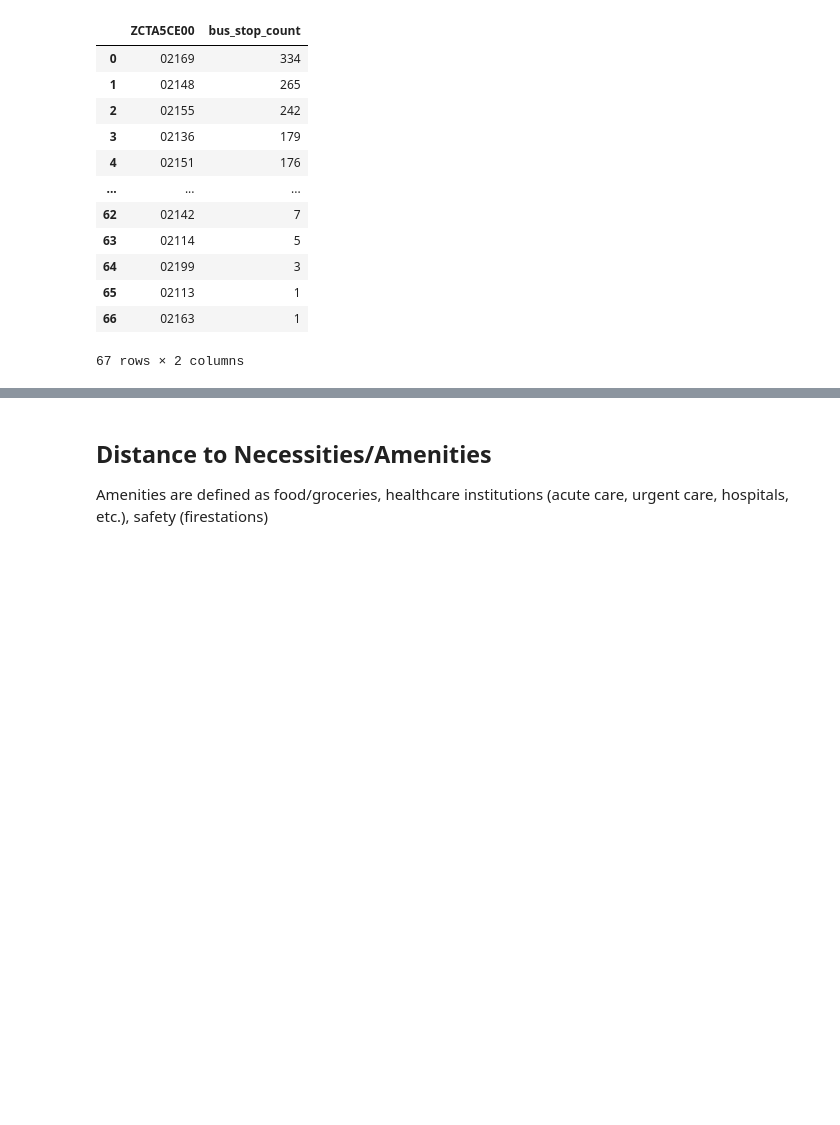
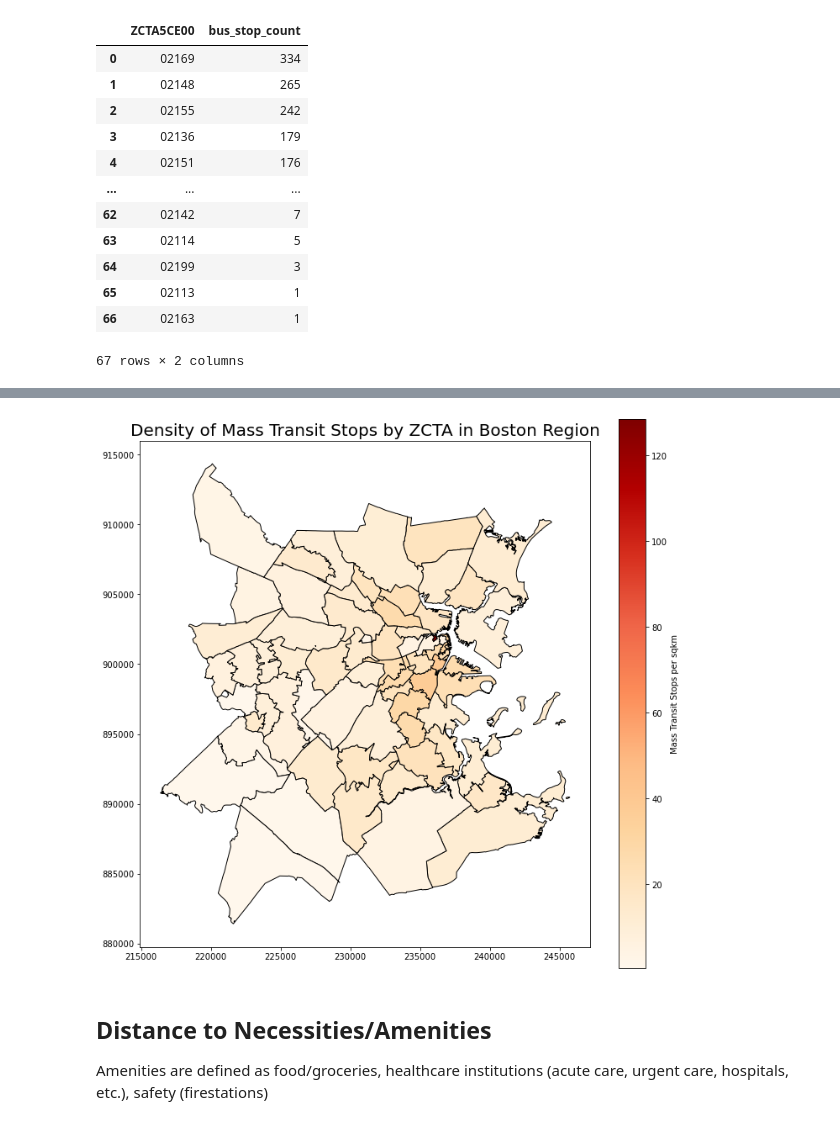
Before and after one commit to jcheng02/uep239-final-project, a Jupyter notebook: jcheng02_uep239_final_project.ipynb, the cells around one changed output, grey strips where cells are left out. Cells and saved outputs as stored; diff of their text form; code cells hidden in the pictures; blank space fills up the shorter version.

```diff
--- a/jcheng02_uep239_final_project.ipynb
+++ b/jcheng02_uep239_final_project.ipynb
@@ -630,0 +741,4 @@ zcta_bus_count
+# %%
+# Calculate node density in nodes/sqkm.
+zcta_nodes['nodes_density'] = zcta_nodes.nodes_count/zcta_nodes.area*(10**6)
+zcta_nodes.sort_values(by='nodes_density', ascending=False).head()
@@ -631,3 +752,15 @@ zcta_bus_count
+# %%
+# Map the density of transit nodes in each ZCTA.
+ax = zcta_nodes.plot(column = 'nodes_density',
+                      legend = True,
+                      edgecolor = 'black',
+                      cmap = 'OrRd',
+                      figsize = (12, 12),
+                      legend_kwds={'label': "Mass Transit Stops per sqkm"})
+plt.title('Density of Mass Transit Stops by ZCTA in Boston Region', fontsize = 20)
+plt.show()
+# %% [output]
+[figure, added]
 # %% [markdown]
 ## Distance to Necessities/Amenities
 Amenities are defined as food/groceries, healthcare institutions (acute care, urgent care, hospitals, etc.), safety (firestations)
```
Also changed, not shown: parts of 7 cells of this notebook.
